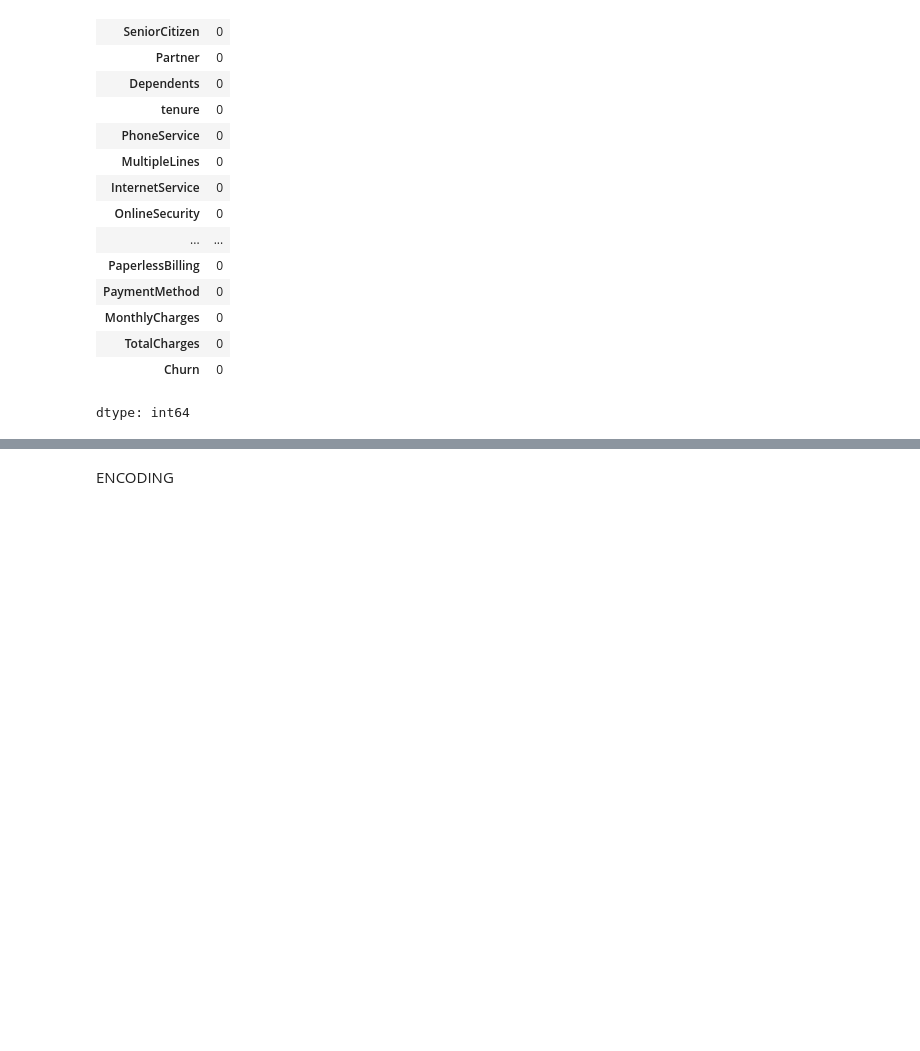
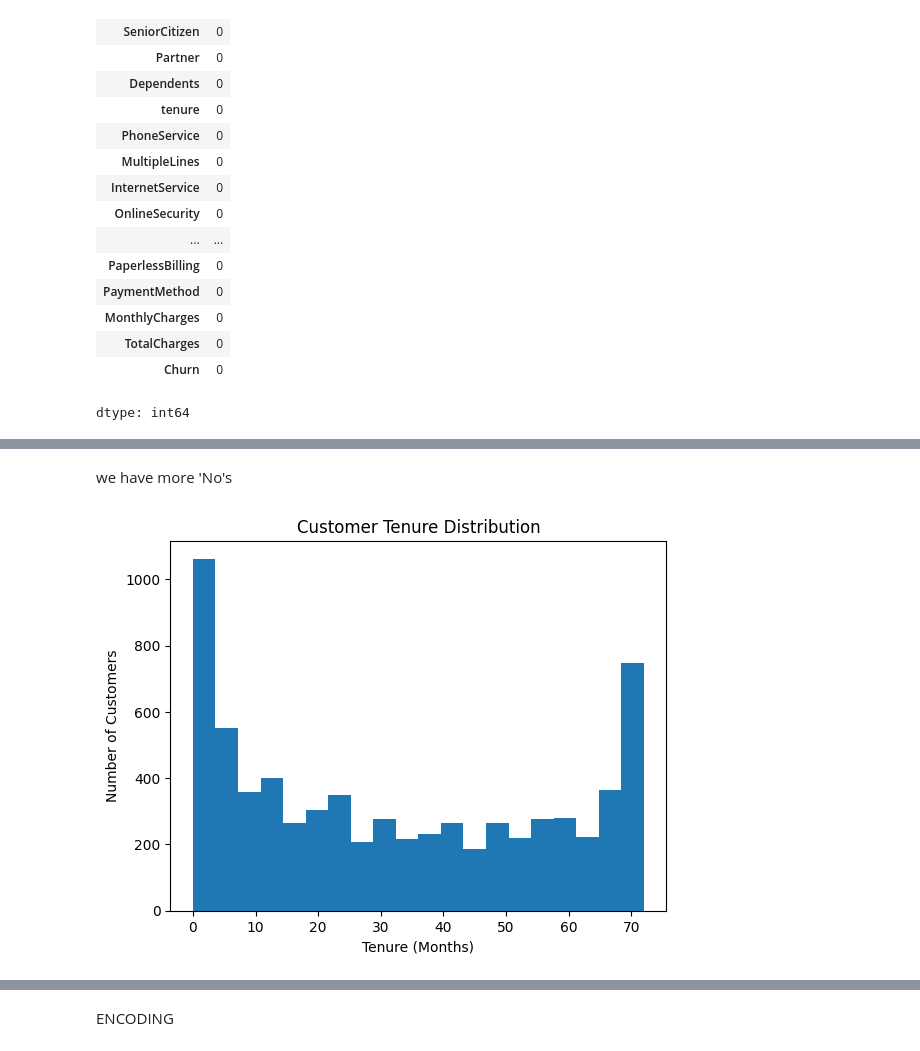
Before and after one commit to csmuthulakshmi/PixelBot, a Jupyter notebook: MuthulakhsmiMCustomerchurnpredictionusingscikitlearn9.ipynb, the cells around one changed output, grey strips where cells are left out. Saved outputs shown, nothing was run; the diff lists cells and outputs as text; code cells hidden in the pictures; blank space fills up the shorter version.

```diff
--- a/MuthulakhsmiMCustomerchurnpredictionusingscikitlearn9.ipynb
+++ b/MuthulakhsmiMCustomerchurnpredictionusingscikitlearn9.ipynb
@@ -134,0 +154,10 @@ dtype: int64
+# %% [markdown]
+we have more 'No's
+# %%
+plt.hist(df["tenure"], bins=20)
+plt.title("Customer Tenure Distribution")
+plt.xlabel("Tenure (Months)")
+plt.ylabel("Number of Customers")
+plt.show()
+# %% [output]
+[figure, added]
```
Also changed, not shown: parts of 9 cells of this notebook.
